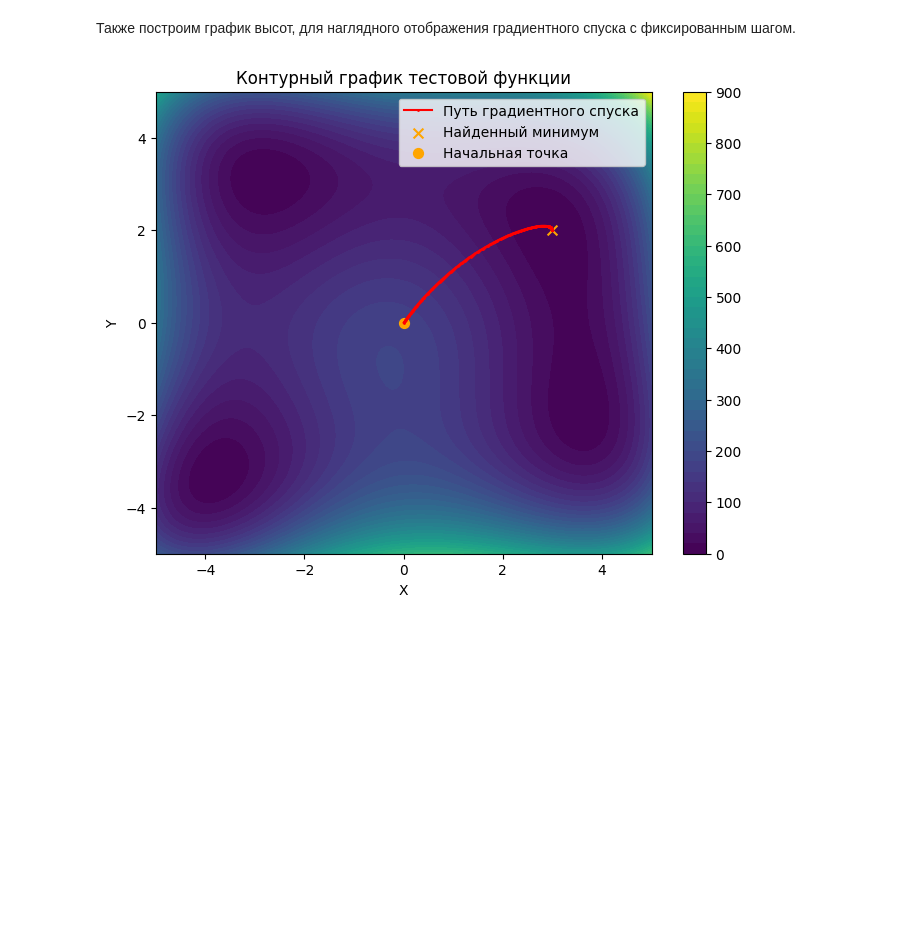
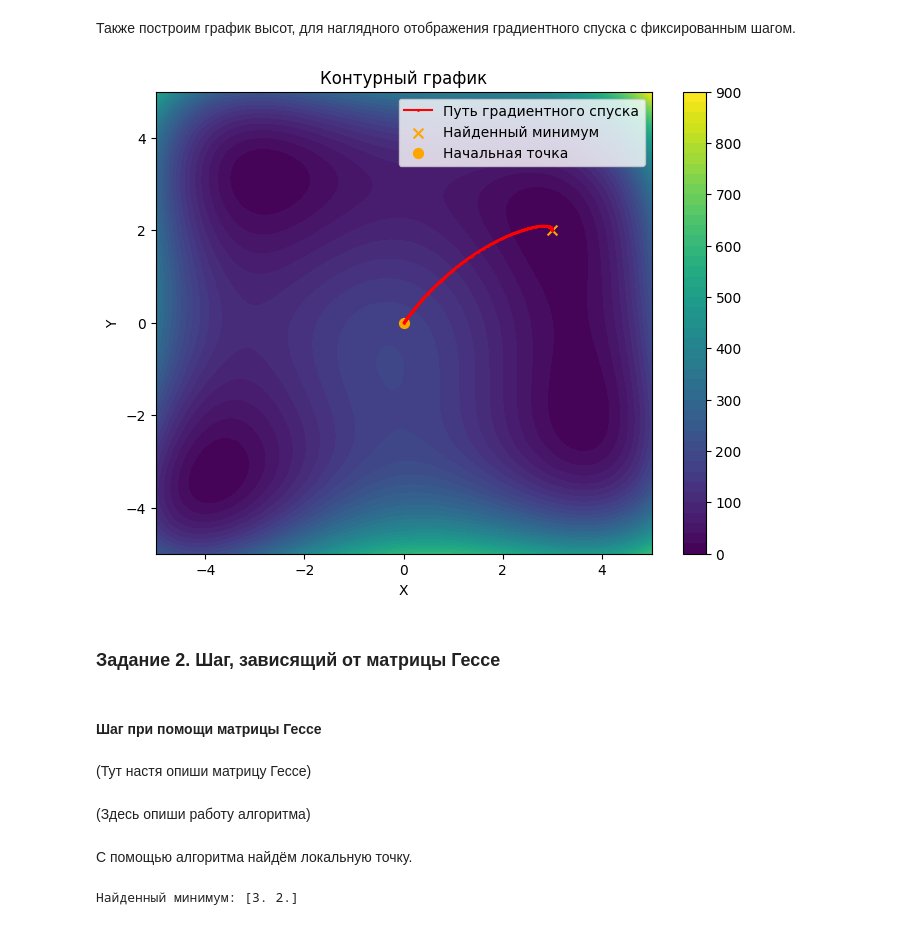
Before and after one commit to Kirill-Yurkov/MetOpt1, a Jupyter notebook: main.ipynb, the cells around one changed output. Saved outputs shown, nothing was run; the diff lists cells and outputs as text; code cells hidden in the pictures; blank space fills up the shorter version.

```diff
--- a/main.ipynb
+++ b/main.ipynb
@@ -99,8 +119,8 @@ def gradient_descent(start, h):
 # %% [markdown]
 Теперь с помощью алгоритма найдём точку локального минимума.
 # %%
-min_point, path = gradient_descent(start, h_fix)
-print(f"Найденный минимум: {np.round(min_point, 4)}")
+min_point_fix, path_fix = gradient_descent(start, h_fix)
+print(f"Найденный минимум: {np.round(min_point_fix, 4)}")
 # %% [output]
 Найденный минимум: [3. 2.]
 # %% [markdown]
@@ -125,16 +128,29 @@ plt.show()
 # %% [markdown]
 Также построим график высот, для наглядного отображения градиентного спуска с фиксированным шагом.
 # %%
-plt.figure(figsize=(8, 6))
-contour = plt.contourf(X, Y, Z, levels=50, cmap='viridis')
-plt.colorbar(contour)
-plt.xlabel('X')
-plt.ylabel('Y')
-plt.title('Контурный график тестовой функции')
-plt.plot(path[:, 0], path[:, 1], color='red', marker='o', markersize=1, label='Путь градиентного спуска')
-plt.scatter(min_point[0], min_point[1], color='orange', marker='x', s=50, label='Найденный минимум')
-plt.scatter(start[0], start[1], color='orange', marker='o', s=50, label='Начальная точка')
-plt.legend()
-plt.show()
+def visualization_of_searching(min_point, path):
+    plt.figure(figsize=(8, 6))
+    x = np.linspace(-5, 5, 100)
+    y = np.linspace(-5, 5, 100)
+    X, Y = np.meshgrid(x, y)
+    Z = function_himmelblau(X, Y)
+    contour = plt.contourf(X, Y, Z, levels=50, cmap='viridis')
+    plt.colorbar(contour)
+    plt.xlabel('X')
+    plt.ylabel('Y')
+    plt.title('Контурный график')
+    plt.plot(path[:, 0], path[:, 1], color='red', marker='o', markersize=1, label='Путь градиентного спуска')
+    plt.scatter(min_point[0], min_point[1], color='orange', marker='x', s=50, label='Найденный минимум')
+    plt.scatter(start[0], start[1], color='orange', marker='o', s=50, label='Начальная точка')
+    plt.legend()
+    plt.show()
+
+visualization_of_searching(min_point_fix, path_fix)
 # %% [output]
-[figure, old version]
+[figure, new version]
+# %% [markdown]
+### **Задание 2.** Шаг, зависящий от матрицы Гессе
+# %% [markdown]
+#### Шаг при помощи матрицы Гессе
+# %% [markdown]
+(Тут настя опиши матрицу Гессе)
@@ -140,0 +163,2 @@ plt.show()
+# %% [markdown]
+(Здесь опиши работу алгоритма)
@@ -140,0 +181,7 @@ plt.show()
+# %% [markdown]
+С помощью алгоритма найдём локальную точку.
+# %%
+min_point_gesse, path_gesse = gradient_descent_variable_step(start)
+print(f"Найденный минимум: {np.round(min_point_gesse, 4)}")
+# %% [output]
+Найденный минимум: [3. 2.]
```
Also changed, not shown: parts of 22 cells of this notebook.
